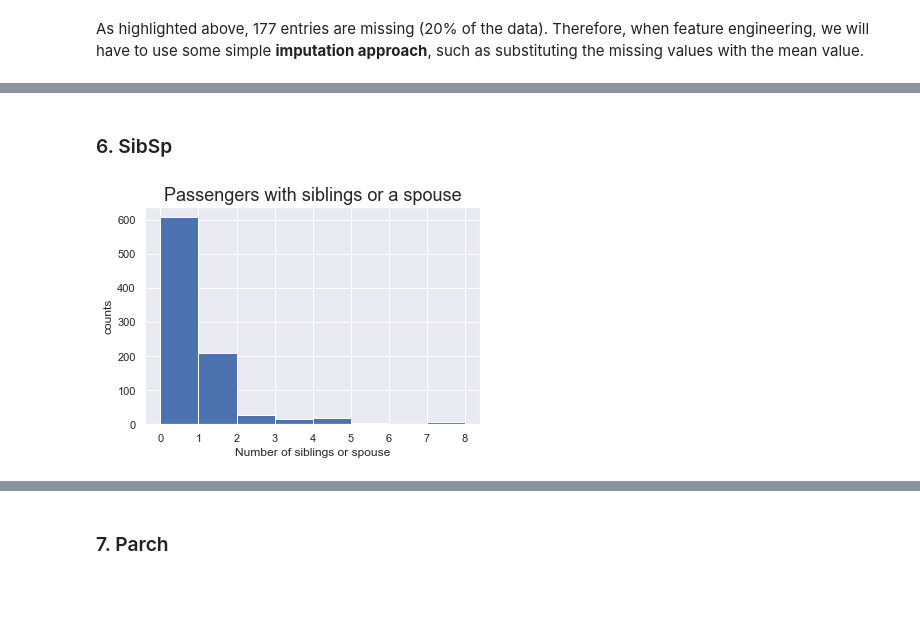
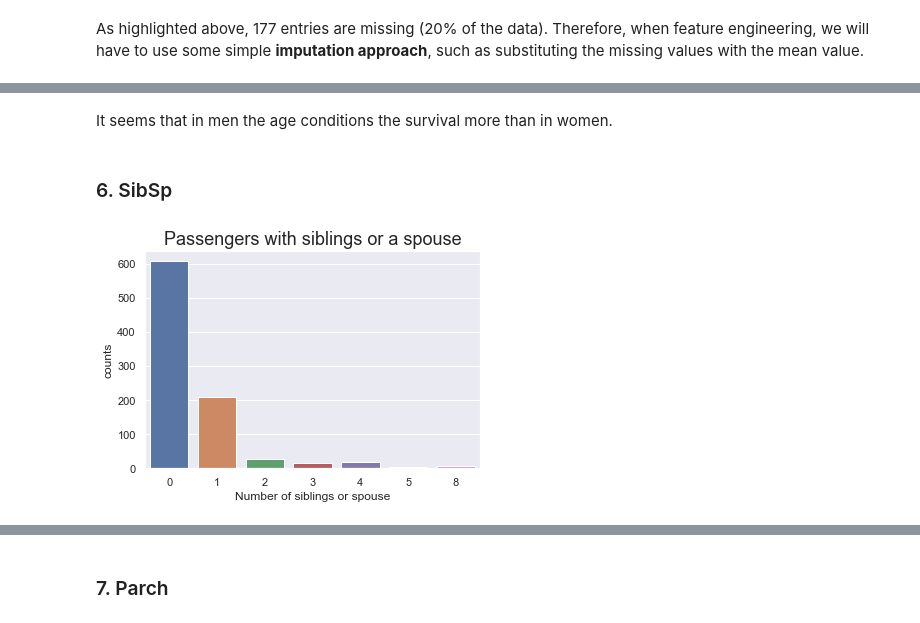
Before and after one commit to carlotta-marchis/Titanic-competition, a Jupyter notebook: The Data.ipynb, the cells around one changed output, grey strips where cells are left out. Saved outputs shown, nothing was run; the diff lists cells and outputs as text; code cells hidden in the pictures; blank space fills up the shorter version.

```diff
--- a/The Data.ipynb
+++ b/The Data.ipynb
@@ -10,7 +10,6 @@ import seaborn as sns; sns.set()
 # %% [markdown]
 Importing the 'train.csv' file into a DataFrame:
 # %%
-data = pd.read_csv('input/train.csv', index_col=['PassengerId'])
-data.index.names = ['PId']
+data = pd.read_csv('input/train.csv')
 data.head()
 # %% [output]
@@ -155,9 +172,11 @@ plt.title('Age of passengers', size=17);
+# %% [markdown]
+It seems that in men the age conditions the survival more than in women.
 # %% [markdown]
 ### 6. SibSp
 # %%
-plt.hist(data['SibSp'],bins=8)
+sns.countplot(x='SibSp', data=data)
 plt.xlabel('Number of siblings or spouse')
 plt.ylabel('counts')
 plt.title('Passengers with siblings or a spouse', size=18);
 # %% [output]
-[figure, old version]
+[figure, new version]
```
Also changed, not shown: parts of 29 cells of this notebook.
